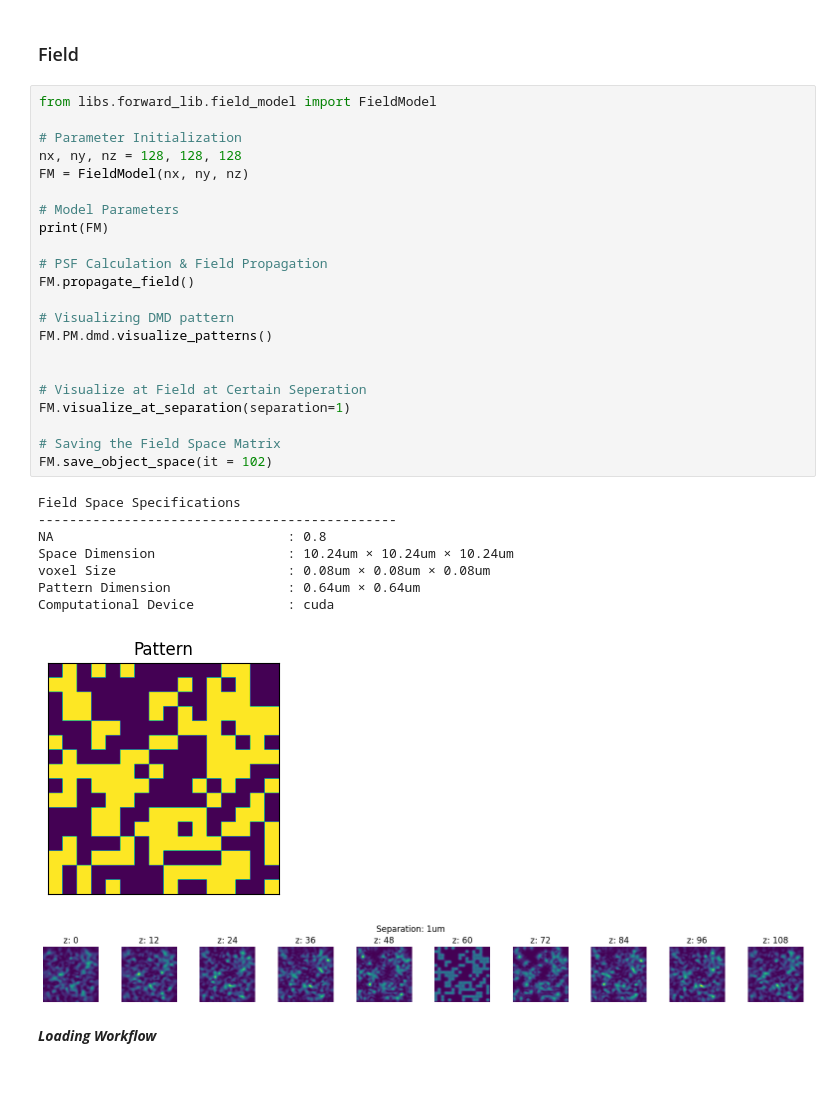
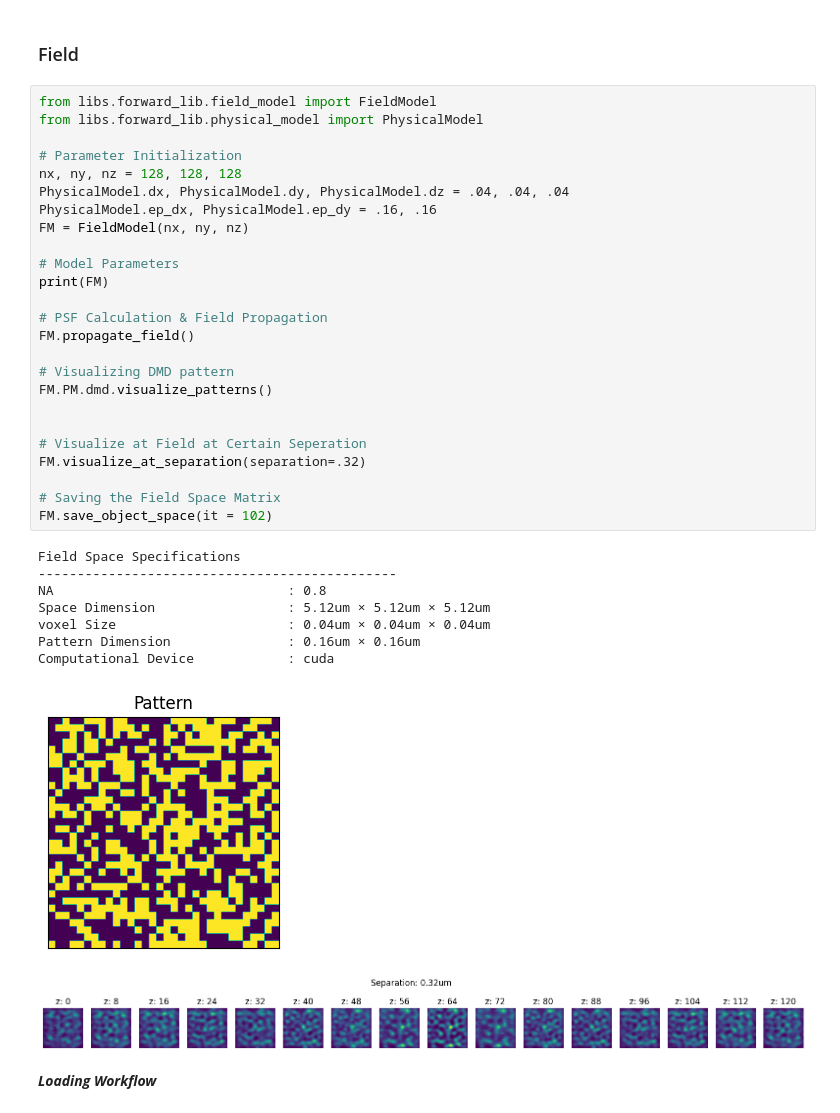
Before and after one commit to sanjith1999/FRIS, a Jupyter notebook: demo.ipynb, the cells around one changed output. Saved outputs shown, nothing was run; the diff lists cells and outputs as text; blank space fills up the shorter version.

Commit message:
mainV0.39: Zoomed visualization of H2

```diff
--- a/demo.ipynb
+++ b/demo.ipynb
@@ -124,36 +124,39 @@ measurements = PM.extended_propagation(RD.X, verbose=True)
 ### Field
 # %%
 from libs.forward_lib.field_model import FieldModel
+from libs.forward_lib.physical_model import PhysicalModel
 
 # Parameter Initialization
 nx, ny, nz = 128, 128, 128
+PhysicalModel.dx, PhysicalModel.dy, PhysicalModel.dz = .04, .04, .04
+PhysicalModel.ep_dx, PhysicalModel.ep_dy = .16, .16
 FM = FieldModel(nx, ny, nz)
 
 # Model Parameters
 print(FM)
 
 # PSF Calculation & Field Propagation
 FM.propagate_field()
 
 # Visualizing DMD pattern
 FM.PM.dmd.visualize_patterns()
 
 
 # Visualize at Field at Certain Seperation
-FM.visualize_at_separation(separation=1)
+FM.visualize_at_separation(separation=.32)
 
 # Saving the Field Space Matrix
 FM.save_object_space(it = 102)
 # %% [output]
 Field Space Specifications
 ----------------------------------------------
 NA                              : 0.8
-Space Dimension                 : 10.24um × 10.24um × 10.24um
-voxel Size                      : 0.08um × 0.08um × 0.08um
-Pattern Dimension               : 0.64um × 0.64um
+Space Dimension                 : 5.12um × 5.12um × 5.12um
+voxel Size                      : 0.04um × 0.04um × 0.04um
+Pattern Dimension               : 0.16um × 0.16um
 Computational Device            : cuda
-[figure, old version]
+[figure, new version]
-[figure, old version]
+[figure, new version]
 # %% [markdown]
 ***Loading Workflow***
 # %%
```
Also changed, not shown: parts of 1 cell of this notebook, 1 other file.
